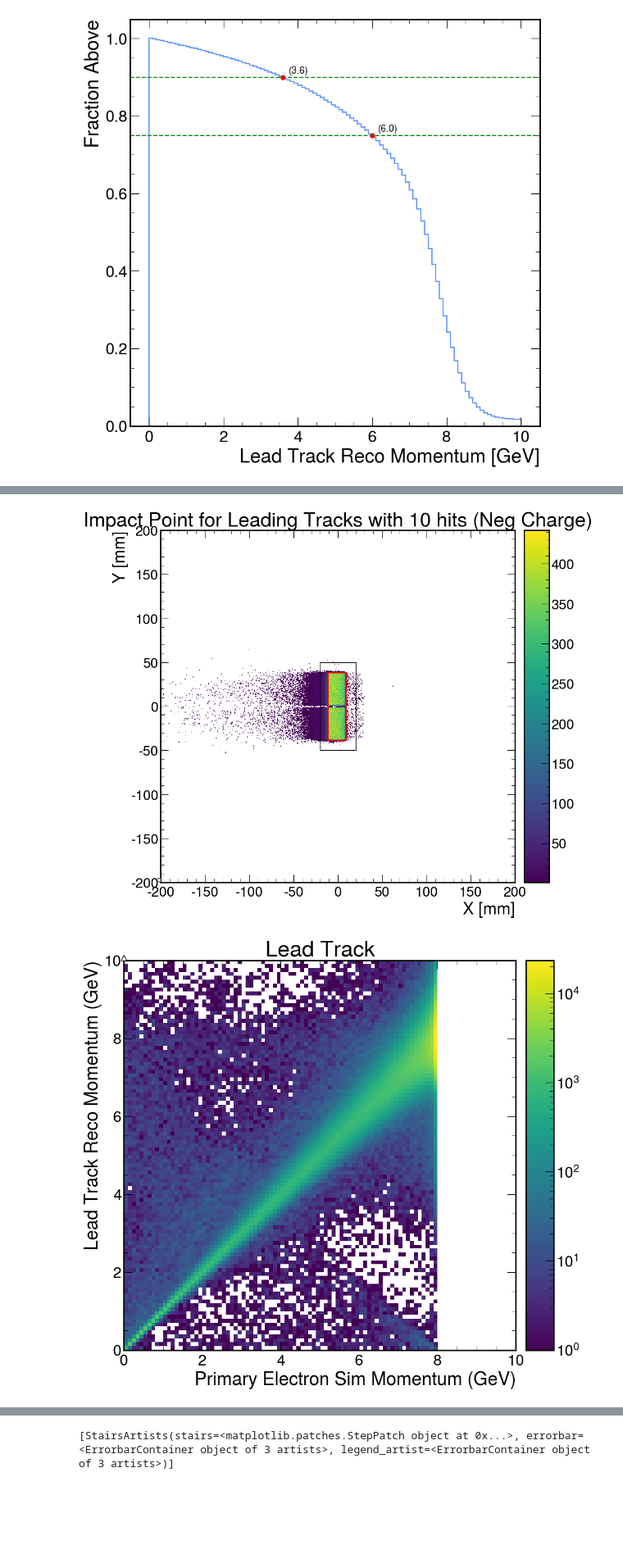
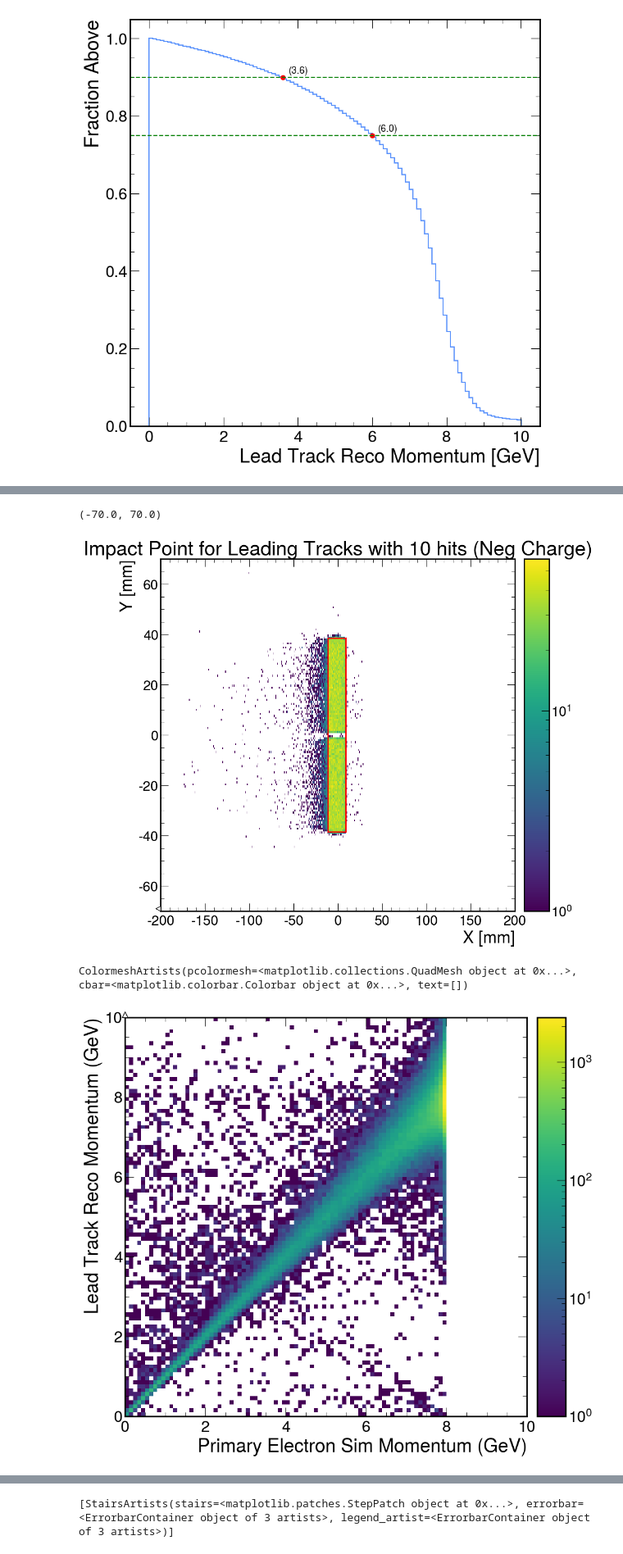
Before and after one commit to rodr1001/my_code, a Jupyter notebook: ldmx/EAT_Tracking/STREAMLINE-plot-eat-tracking-histograms.ipynb, the cells around one changed output, grey strips where cells are left out. Shown at 82% size. Drawn from its saved outputs; the diff is of its cells as text; code cells hidden in the pictures; blank space fills up the shorter version.

```diff
--- a/ldmx/EAT_Tracking/STREAMLINE-plot-eat-tracking-histograms.ipynb
+++ b/ldmx/EAT_Tracking/STREAMLINE-plot-eat-tracking-histograms.ipynb
@@ -25,7 +25,7 @@ class HistFile:
             return self._file[item]
         return self._ana_dir[f'{self._ana}_{item}']
 # %%
-f = HistFile('hist_track_ana_10.root', 'TrackAnalyzer')
+f = HistFile('hist_track_ana_1_TEST.root', 'TrackAnalyzer')
 # %%
 f.keys()
 # %% [output]
@@ -174,21 +180,28 @@ plt.savefig("leadtrk_tracks_impact_point_10hits-sample.jpg")
 # %%
-f['leadtrk_nhits_10_neg_charge_impact_point'].to_hist().plot(cmin=1)
+f['leadtrk_nhits_10_neg_charge_impact_point'].to_hist().plot(cmin=1,norm='log')
 ax = plt.gca()
 plt.title("Impact Point for Leading Tracks with 10 hits (Neg Charge)")
 rect = patches.Rectangle((-11.5, -38.5), 20.5, 77, linewidth=2, edgecolor='r', facecolor='none')
 blect = patches.Rectangle((-20, -50), 40, 100, linewidth=1, edgecolor='black', facecolor='none')
 ax.add_patch(rect)
-ax.add_patch(blect)
+plt.ylim(-70,70)
+#ax.add_patch(blect)
 #plt.show()
-plt.savefig("leadtrk_tracks_impact_point_10hits_neg_charge-sample.jpg")
+#plt.savefig("leadtrk_tracks_impact_point_10hits_neg_charge_10M.jpg")
 # %% [output]
+(-70.0, 70.0)
-[figure, old version]
+[figure, new version]
 # %%
 h=f['leadtrk_reco_vs_sim_momentum'].to_hist()
 #h_rebin = h[{0:hist.rebin(),1:hist.rebin(5)}]
-plt.title("Lead Track")
+#plt.title("Lead Track")
 h.plot(cmin=1, norm='log')
+#plt.axhline(8)
+#plt.axhline(3)
+#plt.axline((0, 0), slope=1,color="red", linestyle="--", label="y = x")
+#.axline((8, 0), slope=-1,color="black", linestyle="--")
 #plt.show()
-plt.savefig("leadtrk_reco_vs_sim_momentum-sample.jpg")
+#plt.savefig("leadtrk_reco_vs_sim_momentum_10M.jpg")
 # %% [output]
+ColormeshArtists(pcolormesh=<matplotlib.collections.QuadMesh object at 0x...>, cbar=<matplotlib.colorbar.Colorbar object at 0x...>, text=[])
-[figure, old version]
+[figure, new version]
```
Also changed, not shown: parts of 14 cells of this notebook, 1 other file.
